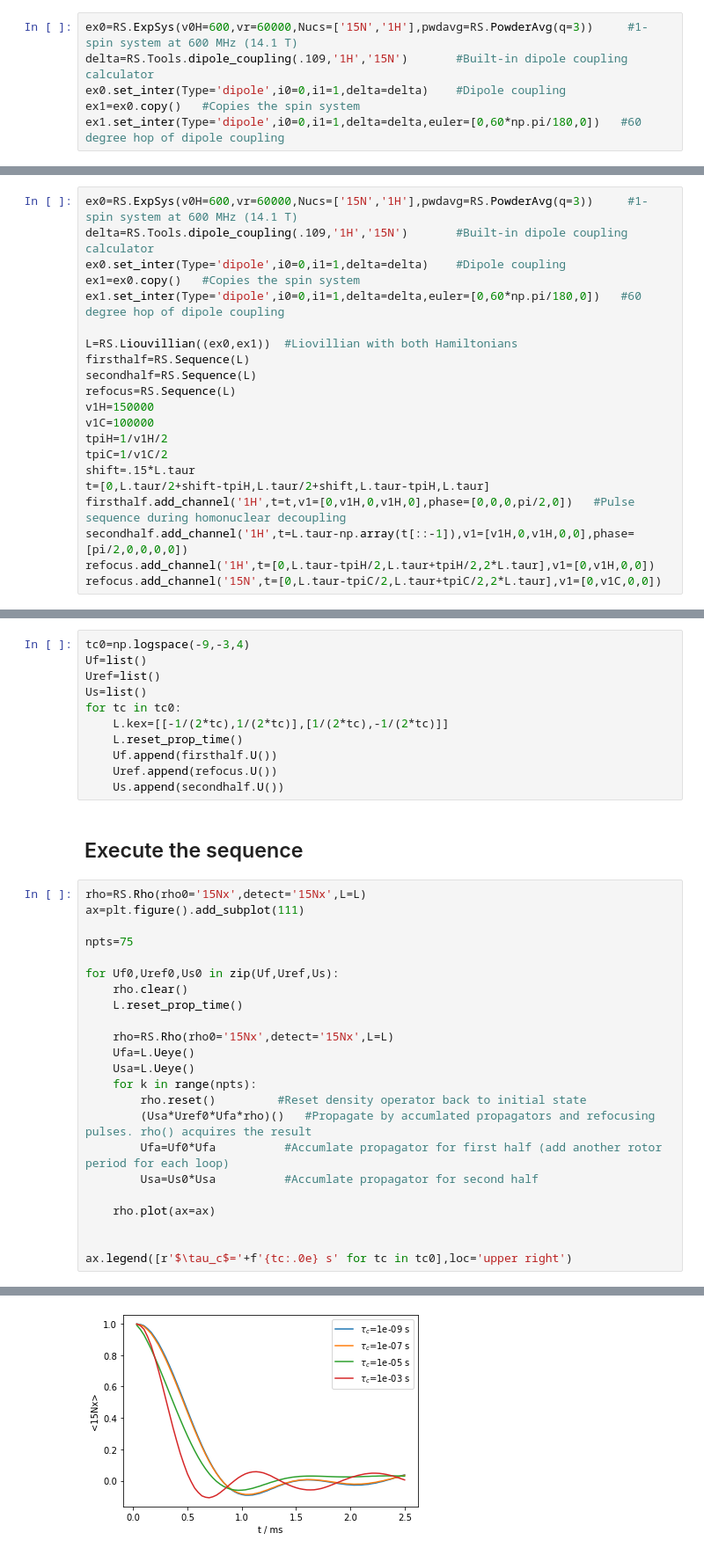
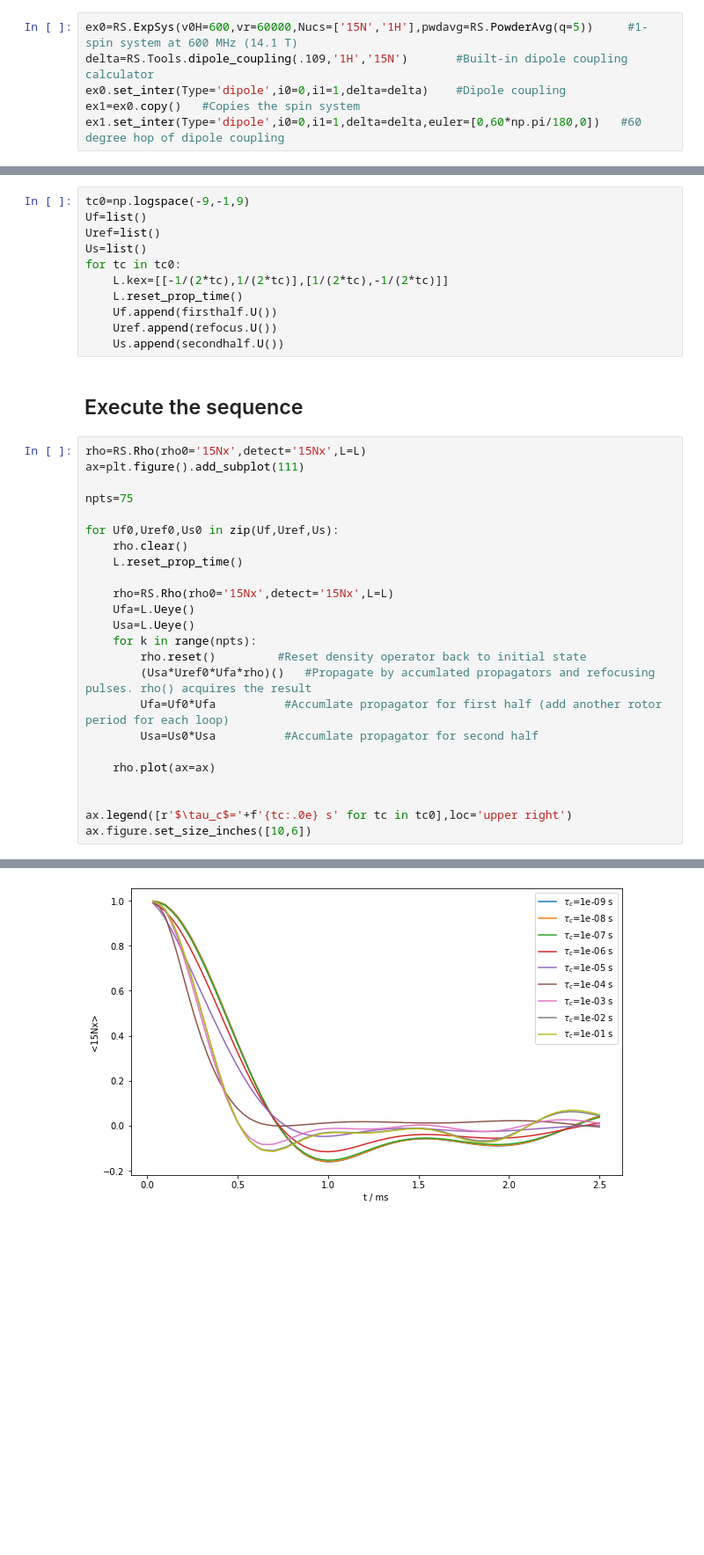
Before and after one commit to alsinmr/SLEEPY, a Jupyter notebook: examples/REDOR.ipynb, the cells around one changed output, grey strips where cells are left out. Shown at 88% size. Drawn from its saved outputs; the diff is of its cells as text; blank space fills up the shorter version.

```diff
--- a/examples/REDOR.ipynb
+++ b/examples/REDOR.ipynb
@@ -15,7 +16,7 @@ For relaxation induced by exchange, we always build the spin system with at leas
 
 pyRelaxSim takes the main experimental parameters (excepting rf fields) upon initialization of a spin-system, and then interactions are added afterwards.
 # %%
-ex0=RS.ExpSys(v0H=600,vr=60000,Nucs=['15N','1H'],pwdavg=RS.PowderAvg(q=3))     #1-spin system at 600 MHz (14.1 T)
+ex0=RS.ExpSys(v0H=600,vr=60000,Nucs=['15N','1H'],pwdavg=RS.PowderAvg(q=5))     #1-spin system at 600 MHz (14.1 T)
 delta=RS.Tools.dipole_coupling(.109,'1H','15N')       #Built-in dipole coupling calculator
 ex0.set_inter(Type='dipole',i0=0,i1=1,delta=delta)    #Dipole coupling
 ex1=ex0.copy()   #Copies the spin system
@@ -79,28 +84,7 @@ rho.plot()
-# %%
-ex0=RS.ExpSys(v0H=600,vr=60000,Nucs=['15N','1H'],pwdavg=RS.PowderAvg(q=3))     #1-spin system at 600 MHz (14.1 T)
-delta=RS.Tools.dipole_coupling(.109,'1H','15N')       #Built-in dipole coupling calculator
-ex0.set_inter(Type='dipole',i0=0,i1=1,delta=delta)    #Dipole coupling
-ex1=ex0.copy()   #Copies the spin system
-ex1.set_inter(Type='dipole',i0=0,i1=1,delta=delta,euler=[0,60*np.pi/180,0])   #60 degree hop of dipole coupling
-
-L=RS.Liouvillian((ex0,ex1))  #Liovillian with both Hamiltonians
-firsthalf=RS.Sequence(L)
-secondhalf=RS.Sequence(L)
-refocus=RS.Sequence(L)
-v1H=150000
-v1C=100000
-tpiH=1/v1H/2
-tpiC=1/v1C/2
-shift=.15*L.taur
-t=[0,L.taur/2+shift-tpiH,L.taur/2+shift,L.taur-tpiH,L.taur]
-firsthalf.add_channel('1H',t=t,v1=[0,v1H,0,v1H,0],phase=[0,0,0,pi/2,0])   #Pulse sequence during homonuclear decoupling
-secondhalf.add_channel('1H',t=L.taur-np.array(t[::-1]),v1=[v1H,0,v1H,0,0],phase=[pi/2,0,0,0,0])
-refocus.add_channel('1H',t=[0,L.taur-tpiH/2,L.taur+tpiH/2,2*L.taur],v1=[0,v1H,0,0])
-refocus.add_channel('15N',t=[0,L.taur-tpiC/2,L.taur+tpiC/2,2*L.taur],v1=[0,v1C,0,0])
 # %% [markdown]
 ### Obtain propagators for different correlation times
 # %%
-tc0=np.logspace(-9,-3,4)
+tc0=np.logspace(-9,-1,9)
 Uf=list()
 Uref=list()
 Us=list()
@@ -135,4 +119,5 @@ for Uf0,Uref0,Us0 in zip(Uf,Uref,Us):
 
 
 ax.legend([r'$\tau_c$='+f'{tc:.0e} s' for tc in tc0],loc='upper right')
+ax.figure.set_size_inches([10,6])
 # %% [output]
@@ -140 +124 @@ ax.legend([r'$\tau_c$='+f'{tc:.0e} s' for tc in tc0],loc='upper right')
-[figure, old version]
+[figure, new version]
```
Also changed, not shown: parts of 7 cells of this notebook, 12 other files.
